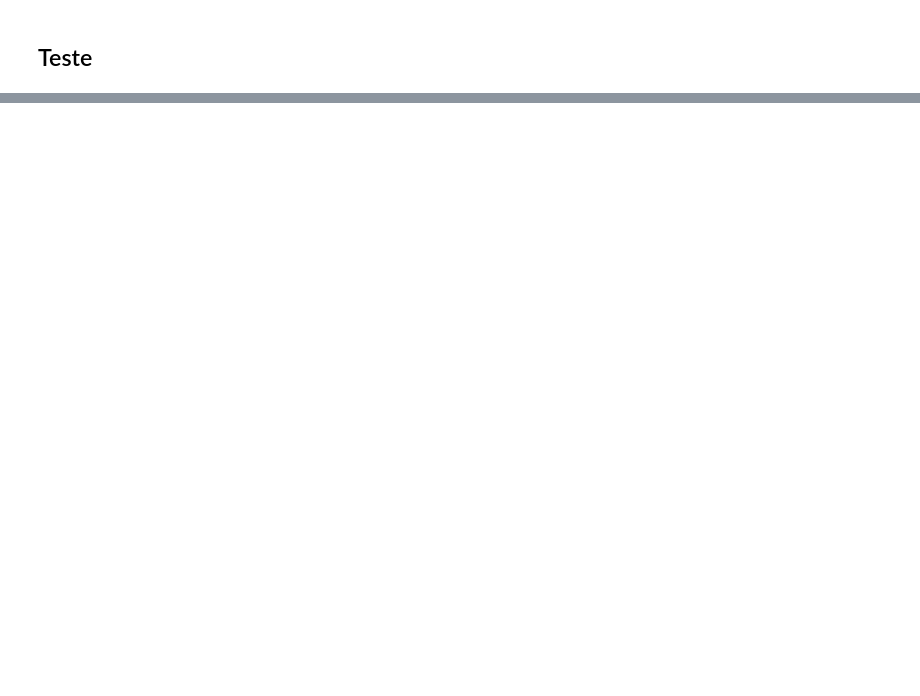
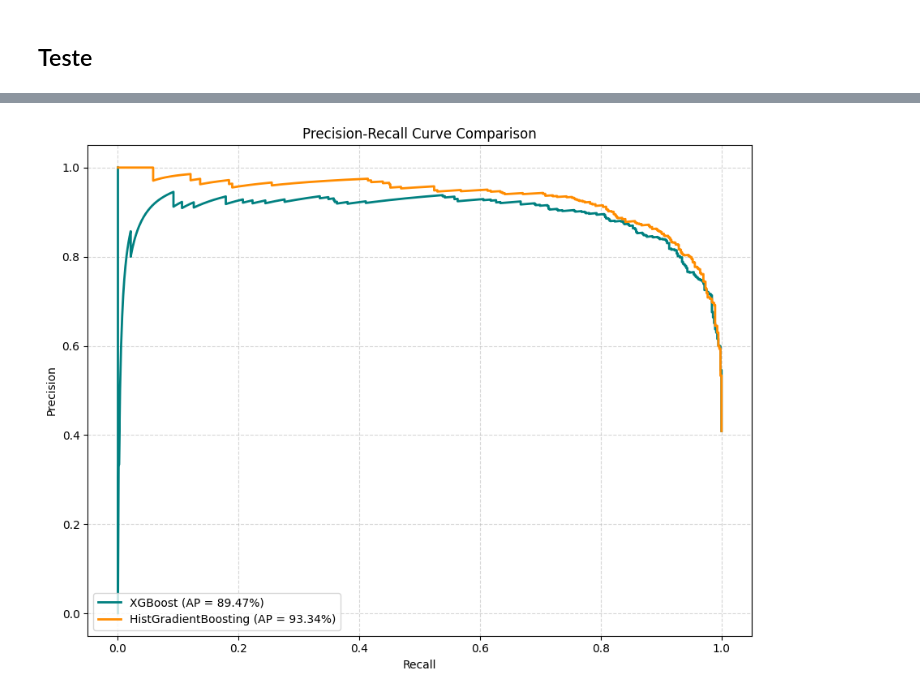
Before and after one commit to Heitor65/Fall_Detection-Sistemas_Embarcados, a Jupyter notebook: FallDetection.ipynb, the cells around one changed output, grey strips where cells are left out. Saved outputs shown, nothing was run; the diff lists cells and outputs as text; code cells hidden in the pictures; blank space fills up the shorter version.

```diff
--- a/FallDetection.ipynb
+++ b/FallDetection.ipynb
@@ -339,0 +630,38 @@ weighted avg       0.66      0.66      0.66       667
+# %%
+import matplotlib.pyplot as plt
+from sklearn.ensemble import HistGradientBoostingClassifier
+from xgboost import XGBClassifier
+from sklearn.metrics import precision_recall_curve, average_precision_score
+
+# 1. Instanciar e treinar os dois modelos com os mesmos dados
+modelo_xgb = XGBClassifier(n_estimators=100, learning_rate=0.1, max_depth=6, random_state=42)
+modelo_xgb.fit(x_treino, y_treino)
+
+modelo_hgb = HistGradientBoostingClassifier(max_iter=100, learning_rate=0.1, random_state=42)
+modelo_hgb.fit(x_treino, y_treino)
+
+# 2. Obter as probabilidades para a classe positiva (Queda)
+prob_xgb = modelo_xgb.predict_proba(x_teste)[:, 1]
+prob_hgb = modelo_hgb.predict_proba(x_teste)[:, 1]
+
+# 3. Calcular a Curva Precision-Recall e o AP (Average Precision)
+precision_xgb, recall_xgb, _ = precision_recall_curve(y_teste, prob_xgb)
+ap_xgb = average_precision_score(y_teste, prob_xgb)
+
+precision_hgb, recall_hgb, _ = precision_recall_curve(y_teste, prob_hgb)
+ap_hgb = average_precision_score(y_teste, prob_hgb)
+
+# 4. Plotar a comparação
+plt.figure(figsize=(9, 7))
+plt.plot(recall_xgb, precision_xgb, color='teal', lw=2, label=f'XGBoost (AP = {ap_xgb:.2%})')
+plt.plot(recall_hgb, precision_hgb, color='darkorange', lw=2, label=f'HistGradientBoosting (AP = {ap_hgb:.2%})')
+
+plt.xlabel('Recall')
+plt.ylabel('Precision')
+plt.title('Precision-Recall Curve Comparison')
+plt.legend(loc='lower left')
+plt.grid(True, linestyle='--', alpha=0.5)
+plt.tight_layout()
+plt.show()
+# %% [output]
+[figure, added]
```
Also changed, not shown: parts of 39 cells of this notebook.
